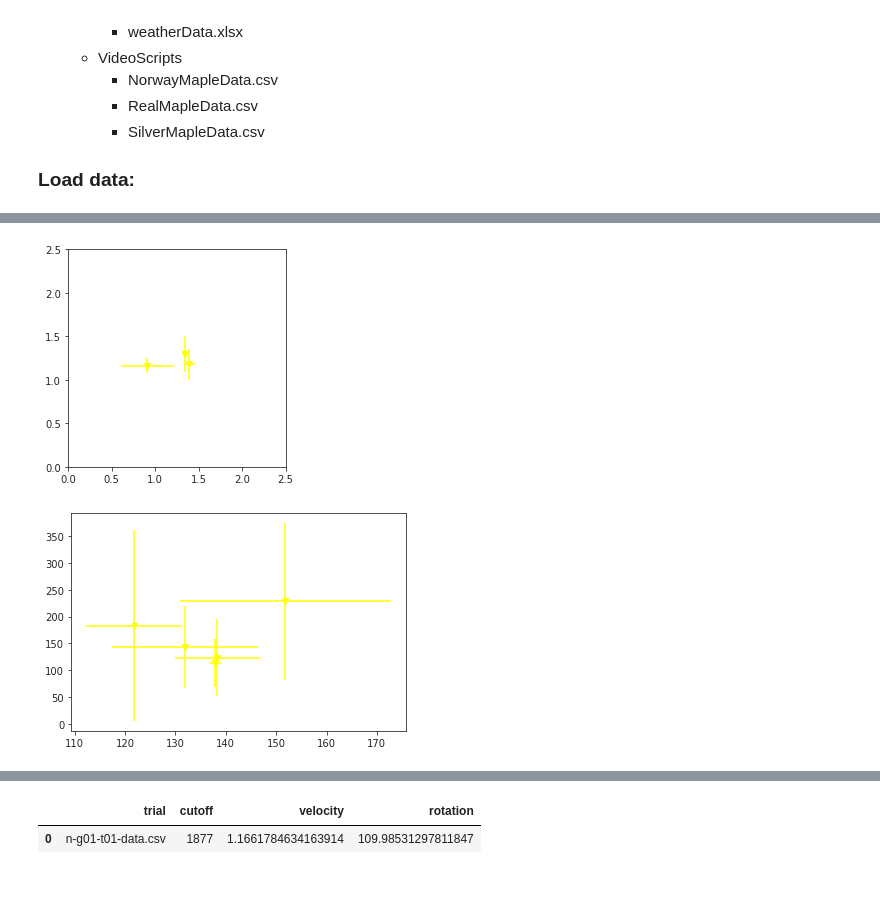
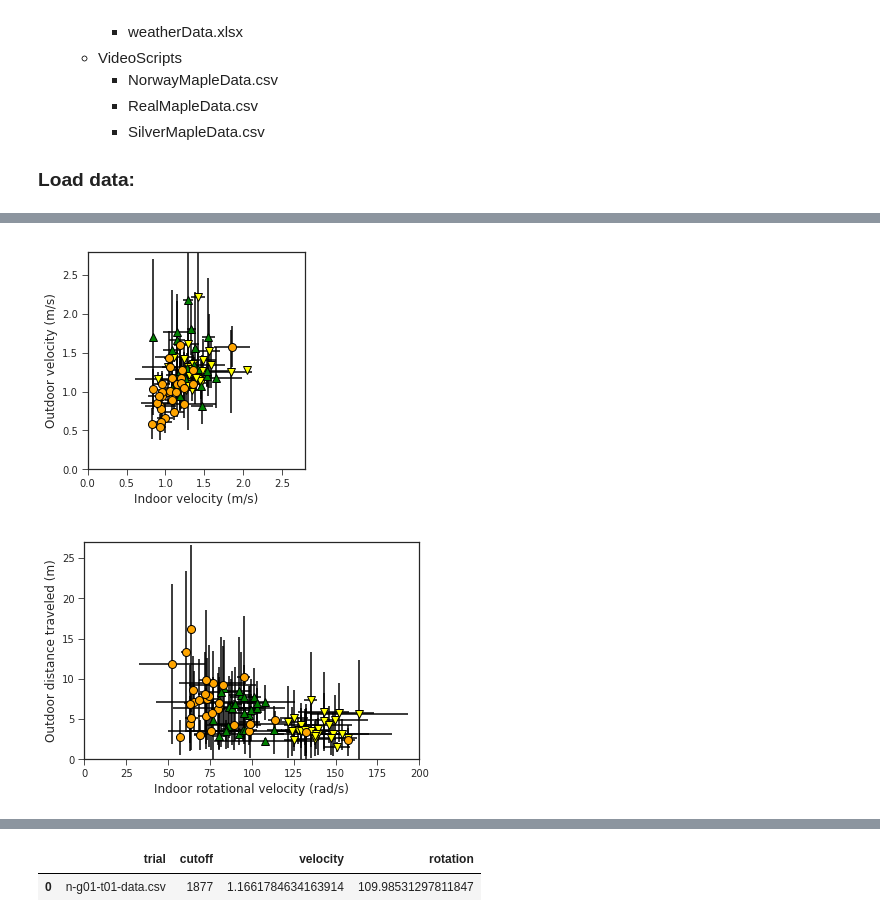
Before and after one commit to RossDynamics/team-samara, a Jupyter notebook: AllDataViz.ipynb, the cells around one changed output, grey strips where cells are left out. Cells and saved outputs as stored; diff of their text form; code cells hidden in the pictures; blank space fills up the shorter version.

Commit message:
Added some new figures

```diff
--- a/AllDataViz.ipynb
+++ b/AllDataViz.ipynb
@@ -240,49 +239,63 @@ for samType in ['SM', 'NM', 'N']:
             ODdist.append(row.Dist)
         for trial in range(1,4):
             key = '{:s}-g{:02d}-t{:02d}-data.csv'.format(prefix,group,trial)
             if len(IDdata[IDdata['trial']==key])> 0:
                 if not IDdata[IDdata['trial']==key]['velocity'].values[0]==' ':
                     IDspeeds.append(float(IDdata[IDdata['trial']==key]['velocity'].values[0]))
                 if not IDdata[IDdata['trial']==key]['rotation'].values[0]==' ':
                     IDrotation.append(float(IDdata[IDdata['trial']==key]['rotation'].values[0]))
         if len(ODspeeds)>0:
-            temp_row['ODspeedMean'] = np.mean(ODspeeds)
-            temp_row['ODspeedStd'] = np.std(ODspeeds)
-            temp_row['ODdistMean'] = np.mean(ODdist)
-            temp_row['ODdistStd'] = np.std(ODdist)
+            temp_row['ODspeedMean'] = np.nanmean(ODspeeds)
+            temp_row['ODspeedStd'] = np.nanstd(ODspeeds)
+            temp_row['ODdistMean'] = np.nanmean(ODdist)
+            temp_row['ODdistStd'] = np.nanstd(ODdist)
         else:
             temp_row['ODspeedMean'] = np.nan
             temp_row['ODspeedStd'] = np.nan
             temp_row['ODdistMean'] = np.nan
             temp_row['ODdistStd'] = np.nan
         if len(IDspeeds)>0:
-            temp_row['IDspeedMean'] = np.mean(IDspeeds)
-            temp_row['IDspeedStd'] = np.std(IDspeeds)
-            temp_row['IDrotMean'] = np.mean(IDrotation)
-            temp_row['IDrotStd'] = np.std(IDrotation)
+            temp_row['IDspeedMean'] = np.nanmean(IDspeeds)
+            temp_row['IDspeedStd'] = np.nanstd(IDspeeds)
+            temp_row['IDrotMean'] = np.nanmean(IDrotation)
+            temp_row['IDrotStd'] = np.nanstd(IDrotation)
         else:
             temp_row['IDspeedMean'] = np.nan
             temp_row['IDspeedStd'] = np.nan
             temp_row['IDrotMean'] = np.nan
             temp_row['IDrotStd'] = np.nan
         collected_data = collected_data.append(pd.Series(temp_row), ignore_index=True)
 
         ax1.errorbar(temp_row['IDspeedMean'], temp_row['ODspeedMean'],
                      xerr=temp_row['IDspeedStd'], yerr=temp_row['ODspeedStd'],
-                     marker=marker, color=color)
+                     marker=marker, color=color, ecolor='k', mec='k', ms=8)
 
-        ax2.errorbar(temp_row['IDrotMean'], temp_row['ODdistMean'],
-                     xerr=temp_row['IDrotStd'], yerr=temp_row['ODdistStd'],
-                     marker=marker, color=color)
+        ax2.errorbar(temp_row['IDrotMean'], temp_row['ODdistMean']*0.0254,
+                     xerr=temp_row['IDrotStd'], yerr=temp_row['ODdistStd']*0.0254,
+                     marker=marker, color=color, ecolor='k', mec='k', ms=8)
 
 ax1.set_aspect('equal')
 plt.sca(ax1)
-plt.xlim([0,2.5])
-plt.ylim([0,2.5])
+plt.xlim([0,2.8])
+plt.ylim([0,2.8])
+plt.xlabel('Indoor velocity (m/s)', fontsize=12)
+plt.ylabel('Outdoor velocity (m/s)', fontsize=12)
+plt.savefig('IOspeedcomp.eps', transparent=True, bbox_inches='tight')
+plt.savefig('IOspeedcomp.png', dpi=300, transparent=True, bbox_inches='tight')
+
+
+ax1.set_aspect('equal')
+plt.sca(ax2)
+plt.xlim([0, 200])
+plt.ylim([0, 27])
+plt.xlabel('Indoor rotational velocity (rad/s)', fontsize=12)
+plt.ylabel('Outdoor distance traveled (m)', fontsize=12)
+plt.savefig('IOrotv-dist.eps', transparent=True, bbox_inches='tight')
+plt.savefig('IOrotv-dist.png', dpi=300, transparent=True, bbox_inches='tight')
 plt.show()
 # %% [output]
-[figure, old version]
+[figure, new version]
-[figure, old version]
+[figure, new version]
 # %%
 weatherData = pd.read_csv('DropStudy/OutdoorDropData/weatherData.csv')
 weatherData['Times'] = weatherData['Timestamp'].apply(pd.Timestamp)
```
Also changed, not shown: parts of 3 cells of this notebook, 12 other files.
